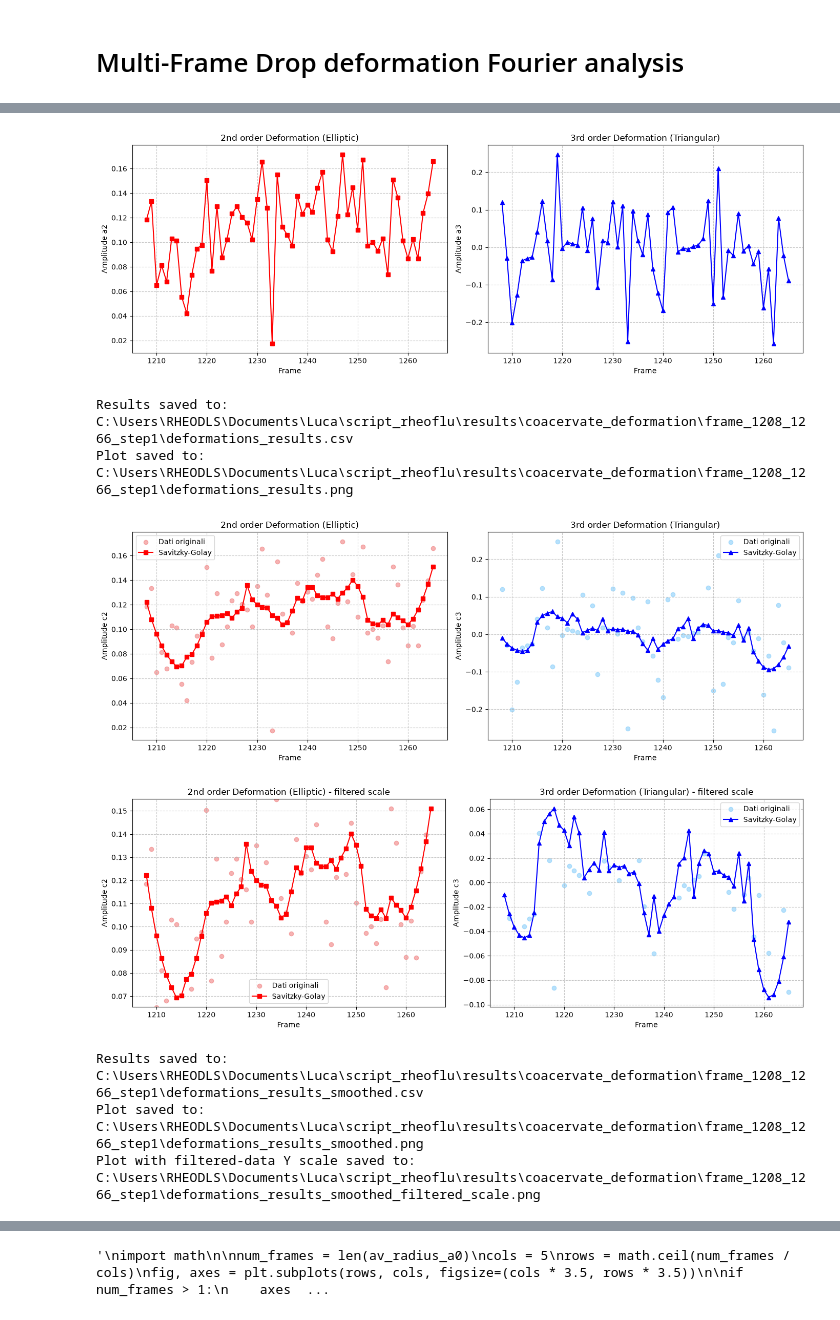
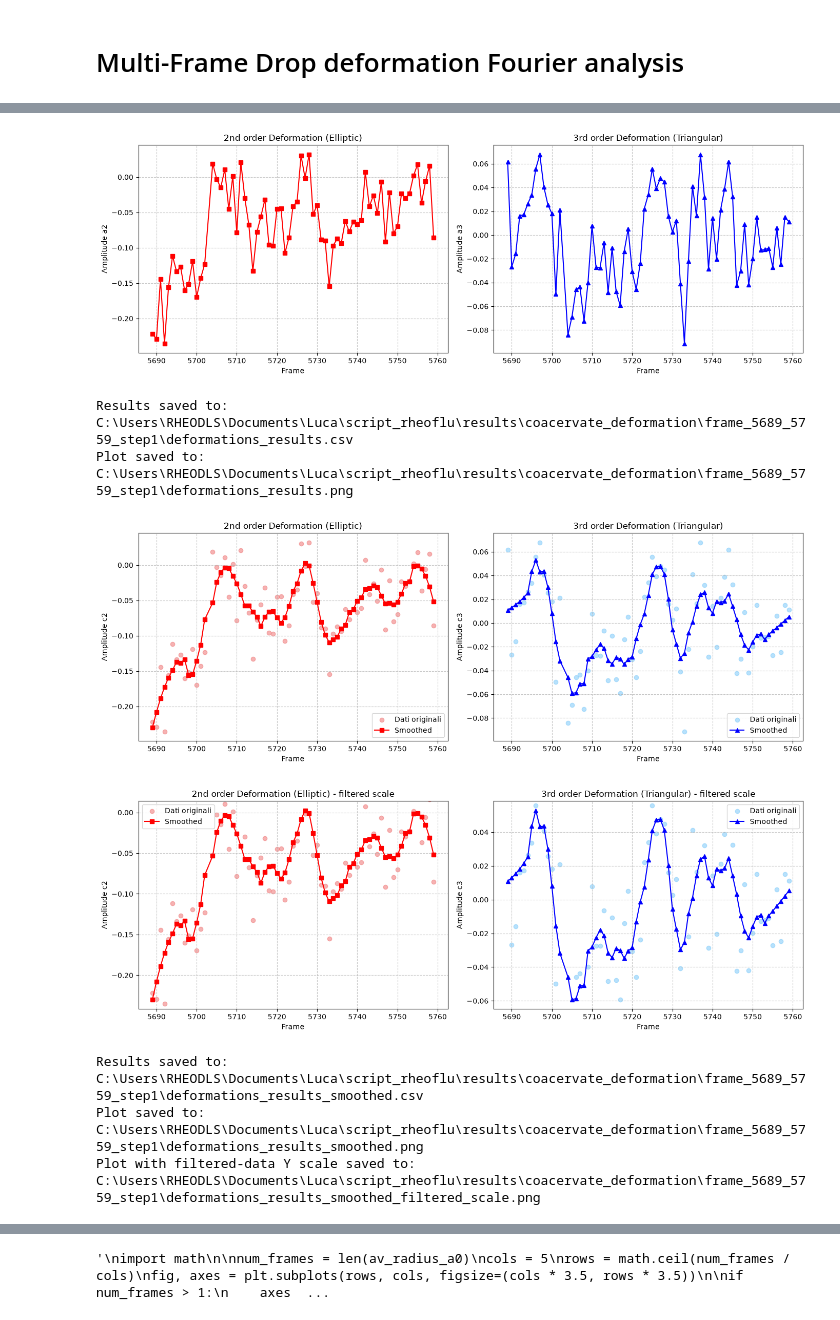
Before and after one commit to AsiLuca/Rheoflu_scripts, a Jupyter notebook: Fourier_decomp/multiframe/Fourier_multiframe_sequence_coacervates.ipynb, the cells around one changed output, grey strips where cells are left out. Saved outputs shown, nothing was run; the diff lists cells and outputs as text; code cells hidden in the pictures.

```diff
--- a/Fourier_decomp/multiframe/Fourier_multiframe_sequence_coacervates.ipynb
+++ b/Fourier_decomp/multiframe/Fourier_multiframe_sequence_coacervates.ipynb
@@ -22,8 +24,8 @@ from scipy.signal import savgol_filter
 folder_path = Path(r"F:\Luca_Data\20261022_coacervates_test2\250mM_test2_coacervates_after1.5h")
 format = '*.tif'
 
-first_frame = 3764
-last_frame = 3878
+first_frame = 5689
+last_frame = first_frame + 70
 step = 1
 reference_frame = first_frame
 
@@ -31,9 +33,9 @@ reference_frame = first_frame
 image_path_firstframe = str(folder_path / f"{folder_path.name}{reference_frame:06d}.tif")
 
 #il primo numero e` la coordinata dell-angolo in alto a sx su imagej
-x_center=177+58
-y_center=102+17
-radius=12
+x_center=238+10
+y_center=144+14
+radius=13
 
 OUTPUT_DIR = Path(fr"C:\Users\RHEODLS\Documents\Luca\script_rheoflu\results\coacervate_deformation\frame_{first_frame}_{last_frame}_step{step}")
 OUTPUT_DIR.mkdir(parents=True, exist_ok=True)
@@ -102,12 +104,8 @@ x = h_roi//2 + radius_start * np.sin(s)            #points coordinates: h_roi//2
 y = w_roi//2 + radius_start * np.cos(s)            #                    w_roi//2 + radius * np.cos(s)
 init = np.array([x, y]).T
 
-from html import escape
-from IPython.display import HTML, display
-
 total_frames = len(selected_frames)
 progress_bar_length = 30
-progress_display = display(HTML(""), display_id=True)
 
 for cicle_index, img_path in enumerate(selected_frames):
     file_name = os.path.basename(img_path)
@@ -118,10 +116,7 @@ for cicle_index, img_path in enumerate(selected_frames):
     filled_length = int(progress_bar_length * progress)
     progress_bar = "#" * filled_length + "-" * (progress_bar_length - filled_length)
     percentage = progress * 100
-    progress_display.update(HTML(
-        f"<div>► Analyzing Frame {abolute_frame} ({escape(file_name)}) "
-        f"<code>[{progress_bar}] {percentage:.1f}%</code></div>"
-    ))
+    print(f"► Analyzing Frame {abolute_frame} ({file_name}) [{progress_bar}] {percentage:.1f}%")
     img = io.imread(img_path)
 
     found, center, ROI, confidence = track_droplet_template(
@@ -161,7 +156,7 @@ for cicle_index, img_path in enumerate(selected_frames):
     else:
         print(f"⚠️ Frame {abolute_frame} saltato: goccia non trovata o troppo deformata! (confidenza: {confidence:.2f})")
 
-progress_display.update(HTML("<div>✅ Sequence completed</div>"))
+print("\n✅ Sequence completed")
 
 results_csv = OUTPUT_DIR / "fourier_results.csv"
 with results_csv.open("w", newline="", encoding="utf-8") as results_file:
@@ -342,9 +340,9 @@ plt.show()
 print(f"Results saved to: {results_csv}")
 print(f"Plot saved to: {results_plot}")
 # %% [output]
-[figure, old version]
+[figure, new version]
-Results saved to: C:\Users\RHEODLS\Documents\Luca\script_rheoflu\results\coacervate_deformation\frame_1208_1266_step1\deformations_results.csv
-Plot saved to: C:\Users\RHEODLS\Documents\Luca\script_rheoflu\results\coacervate_deformation\frame_1208_1266_step1\deformations_results.png
+Results saved to: C:\Users\RHEODLS\Documents\Luca\script_rheoflu\results\coacervate_deformation\frame_5689_5759_step1\deformations_results.csv
+Plot saved to: C:\Users\RHEODLS\Documents\Luca\script_rheoflu\results\coacervate_deformation\frame_5689_5759_step1\deformations_results.png
 # %%
 frames = frames_cleaned
 values_a2 = coeff_ord2_cleaned
@@ -366,7 +364,7 @@ smooth_a3 = savgol_filter(values_a3, window_length=window_length, polyorder=poly
 fig, (ax1, ax2) = plt.subplots(1, 2, figsize=(14, 5))
 
 ax1.scatter(frames, values_a2, color="lightcoral", alpha=0.6, label="Dati originali")
-ax1.plot(frames, smooth_a2, marker="s", color="red", label="Savitzky-Golay")
+ax1.plot(frames, smooth_a2, marker="s", color="red", label="Smoothed")
 ax1.set_xlabel("Frame")
 ax1.set_ylabel("Amplitude c2")
 ax1.set_title("2nd order Deformation (Elliptic)")
@@ -374,7 +372,7 @@ ax1.grid(True, linestyle="--", alpha=0.7)
 ax1.legend()
 
 ax2.scatter(frames, values_a3, color="lightskyblue", alpha=0.6, label="Dati originali")
-ax2.plot(frames, smooth_a3, marker="^", color="blue", label="Savitzky-Golay")
+ax2.plot(frames, smooth_a3, marker="^", color="blue", label="Smoothed")
 ax2.set_xlabel("Frame")
 ax2.set_ylabel("Amplitude c3")
 ax2.set_title("3rd order Deformation (Triangular)")
@@ -387,7 +385,7 @@ fig.tight_layout()
 fig_filtered_scale, (ax1_filtered, ax2_filtered) = plt.subplots(1, 2, figsize=(14, 5))
 
 ax1_filtered.scatter(frames, values_a2, color="lightcoral", alpha=0.6, label="Dati originali")
-ax1_filtered.plot(frames, smooth_a2, marker="s", color="red", label="Savitzky-Golay")
+ax1_filtered.plot(frames, smooth_a2, marker="s", color="red", label="Smoothed")
 margin_a2 = 0.05 * np.ptp(smooth_a2)
 if margin_a2 == 0:
     margin_a2 = max(abs(float(smooth_a2[0])) * 0.05, 1e-12)
@@ -399,41 +397,41 @@ ax1_filtered.grid(True, linestyle="--", alpha=0.7)
 ax1_filtered.legend()
 
 ax2_filtered.scatter(frames, values_a3, color="lightskyblue", alpha=0.6, label="Dati originali")
-ax2_filtered.plot(frames, smooth_a3, marker="^", color="blue", label="Savitzky-Golay")
+ax2_filtered.plot(frames, smooth_a3, marker="^", color="blue", label="Smoothed")
 margin_a3 = 0.05 * np.ptp(smooth_a3)
 if margin_a3 == 0:
     margin_a3 = max(abs(float(smooth_a3[0])) * 0.05, 1e-12)
 ax2_filtered.set_ylim(np.min(smooth_a3) - margin_a3, np.max(smooth_a3) + margin_a3)
 ax2_filtered.set_xlabel("Frame")
 ax2_filtered.set_ylabel("Amplitude c3")
 ax2_filtered.set_title("3rd order Deformation (Triangular) - filtered scale")
 ax2_filtered.grid(True, linestyle="--", alpha=0.7)
 ax2_filtered.legend()
 
 fig_filtered_scale.tight_layout()
 
 
 results_csv = OUTPUT_DIR / "deformations_results_smoothed.csv"
 with results_csv.open("w", newline="", encoding="utf-8") as results_file:
     writer = csv.writer(results_file)
     writer.writerow(["frame", "deformation_a2_smoothed", "deformation_a3_smoothed"])
     writer.writerows(zip(frames, smooth_a2, smooth_a3))
 
 results_plot = OUTPUT_DIR / "deformations_results_smoothed.png"
 fig.savefig(results_plot, dpi=300, bbox_inches="tight")
 results_plot_filtered_scale = OUTPUT_DIR / "deformations_results_smoothed_filtered_scale.png"
 fig_filtered_scale.savefig(results_plot_filtered_scale, dpi=300, bbox_inches="tight")
 plt.show()
 
 print(f"Results saved to: {results_csv}")
 print(f"Plot saved to: {results_plot}")
 print(f"Plot with filtered-data Y scale saved to: {results_plot_filtered_scale}")
 # %% [output]
-[figure, old version]
+[figure, new version]
-[figure, old version]
+[figure, new version]
-Results saved to: C:\Users\RHEODLS\Documents\Luca\script_rheoflu\results\coacervate_deformation\frame_1208_1266_step1\deformations_results_smoothed.csv
-Plot saved to: C:\Users\RHEODLS\Documents\Luca\script_rheoflu\results\coacervate_deformation\frame_1208_1266_step1\deformations_results_smoothed.png
-Plot with filtered-data Y scale saved to: C:\Users\RHEODLS\Documents\Luca\script_rheoflu\results\coacervate_deformation\frame_1208_1266_step1\deformations_results_smoothed_filtered_scale.png
+Results saved to: C:\Users\RHEODLS\Documents\Luca\script_rheoflu\results\coacervate_deformation\frame_5689_5759_step1\deformations_results_smoothed.csv
+Plot saved to: C:\Users\RHEODLS\Documents\Luca\script_rheoflu\results\coacervate_deformation\frame_5689_5759_step1\deformations_results_smoothed.png
+Plot with filtered-data Y scale saved to: C:\Users\RHEODLS\Documents\Luca\script_rheoflu\results\coacervate_deformation\frame_5689_5759_step1\deformations_results_smoothed_filtered_scale.png
 # %%
 # ----------------------------------------------------
 # PLOT avarage radius
```
Also changed, not shown: parts of 8 cells of this notebook.
